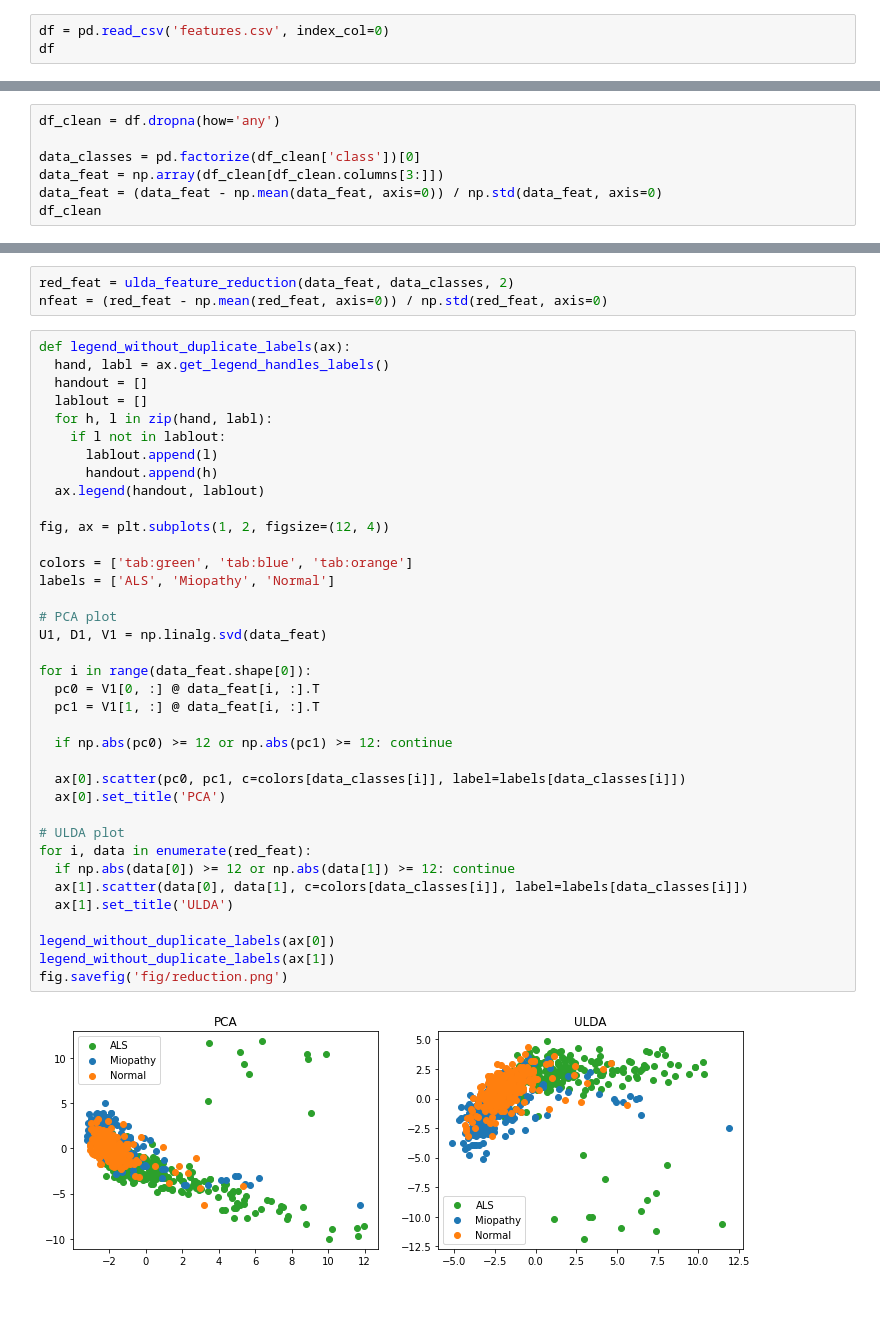
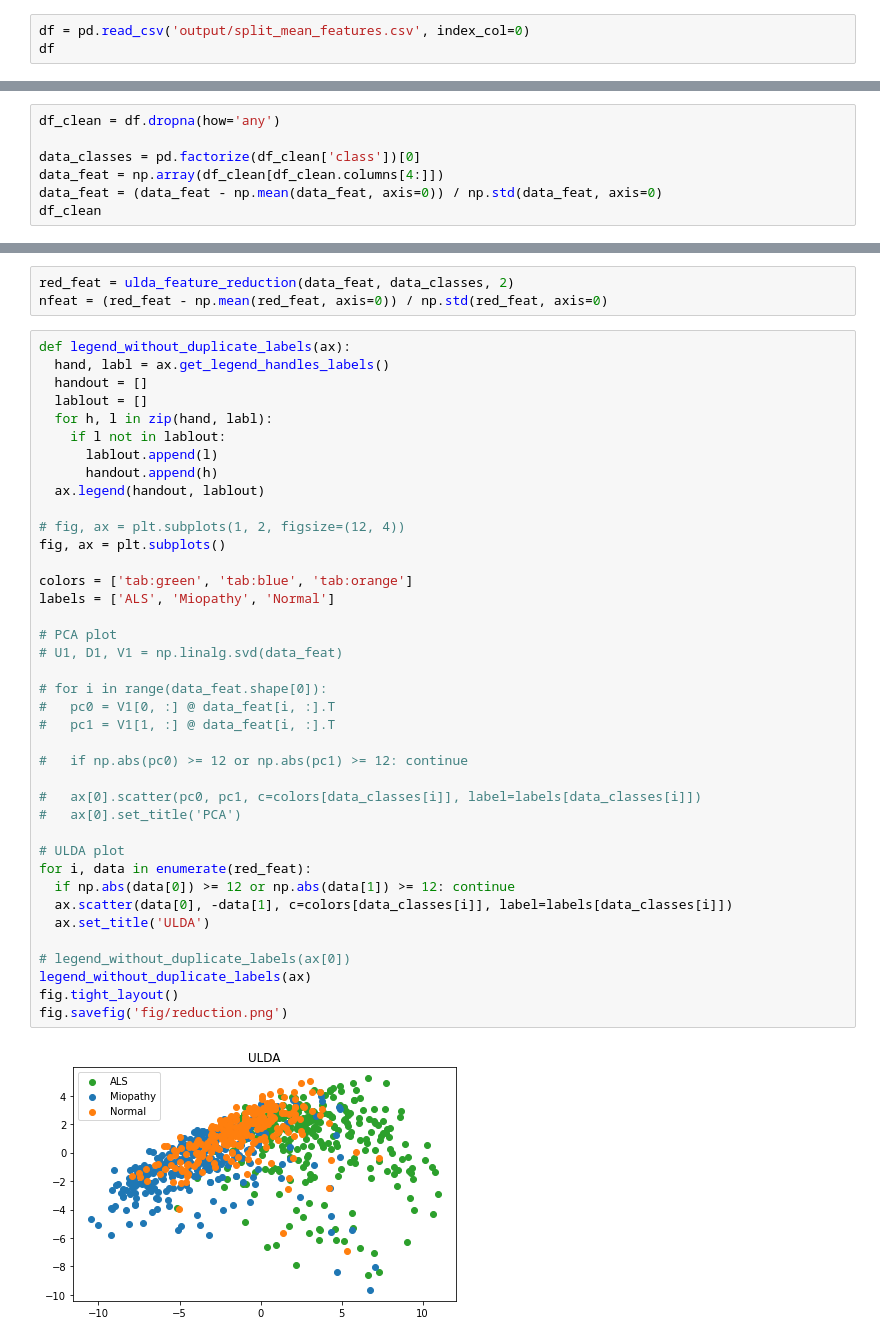
Before and after one commit to pabloreyesrobles/seminario-ipd477, a Jupyter notebook: ulda_reduction.ipynb, the cells around one changed output, grey strips where cells are left out. Cells and saved outputs as stored; diff of their text form; blank space fills up the shorter version.

```diff
--- a/ulda_reduction.ipynb
+++ b/ulda_reduction.ipynb
@@ -4,7 +4,7 @@ import numpy as np
 import matplotlib.pyplot as plt
 from ulda import ulda, ulda_feature_reduction
 # %%
-df = pd.read_csv('features.csv', index_col=0)
+df = pd.read_csv('output/split_mean_features.csv', index_col=0)
 df
 # %% [output]
 |  | class | subject | muscles | WL_imf1 | WL_imf2 | WL_imf3 | WL_imf4 | WL_imf5 | WL_imf6 | WL_imf7 | ... | ... |
@@ -24,7 +24,7 @@ df
 df_clean = df.dropna(how='any')
 
 data_classes = pd.factorize(df_clean['class'])[0]
-data_feat = np.array(df_clean[df_clean.columns[3:]])
+data_feat = np.array(df_clean[df_clean.columns[4:]])
 data_feat = (data_feat - np.mean(data_feat, axis=0)) / np.std(data_feat, axis=0)
 df_clean
 # %% [output]
@@ -47,39 +47,41 @@ nfeat = (red_feat - np.mean(red_feat, axis=0)) / np.std(red_feat, axis=0)
 # %%
 def legend_without_duplicate_labels(ax):
   hand, labl = ax.get_legend_handles_labels()
   handout = []
   lablout = []
   for h, l in zip(hand, labl):
     if l not in lablout:
       lablout.append(l)
       handout.append(h)
   ax.legend(handout, lablout)
 
-fig, ax = plt.subplots(1, 2, figsize=(12, 4))
+# fig, ax = plt.subplots(1, 2, figsize=(12, 4))
+fig, ax = plt.subplots()
 
 colors = ['tab:green', 'tab:blue', 'tab:orange']
 labels = ['ALS', 'Miopathy', 'Normal']
 
 # PCA plot
-U1, D1, V1 = np.linalg.svd(data_feat)
+# U1, D1, V1 = np.linalg.svd(data_feat)
 
-for i in range(data_feat.shape[0]):
-  pc0 = V1[0, :] @ data_feat[i, :].T
-  pc1 = V1[1, :] @ data_feat[i, :].T
+# for i in range(data_feat.shape[0]):
+#   pc0 = V1[0, :] @ data_feat[i, :].T
+#   pc1 = V1[1, :] @ data_feat[i, :].T
 
-  if np.abs(pc0) >= 12 or np.abs(pc1) >= 12: continue
+#   if np.abs(pc0) >= 12 or np.abs(pc1) >= 12: continue
 
-  ax[0].scatter(pc0, pc1, c=colors[data_classes[i]], label=labels[data_classes[i]])
-  ax[0].set_title('PCA')
+#   ax[0].scatter(pc0, pc1, c=colors[data_classes[i]], label=labels[data_classes[i]])
+#   ax[0].set_title('PCA')
 
 # ULDA plot
 for i, data in enumerate(red_feat):
   if np.abs(data[0]) >= 12 or np.abs(data[1]) >= 12: continue
-  ax[1].scatter(data[0], data[1], c=colors[data_classes[i]], label=labels[data_classes[i]])
-  ax[1].set_title('ULDA')
+  ax.scatter(data[0], -data[1], c=colors[data_classes[i]], label=labels[data_classes[i]])
+  ax.set_title('ULDA')
 
-legend_without_duplicate_labels(ax[0])
-legend_without_duplicate_labels(ax[1])
+# legend_without_duplicate_labels(ax[0])
+legend_without_duplicate_labels(ax)
+fig.tight_layout()
 fig.savefig('fig/reduction.png')
 # %% [output]
-[figure, old version]
+[figure, new version]
```
Also changed, not shown: parts of 11 cells of this notebook, 4 other files.
